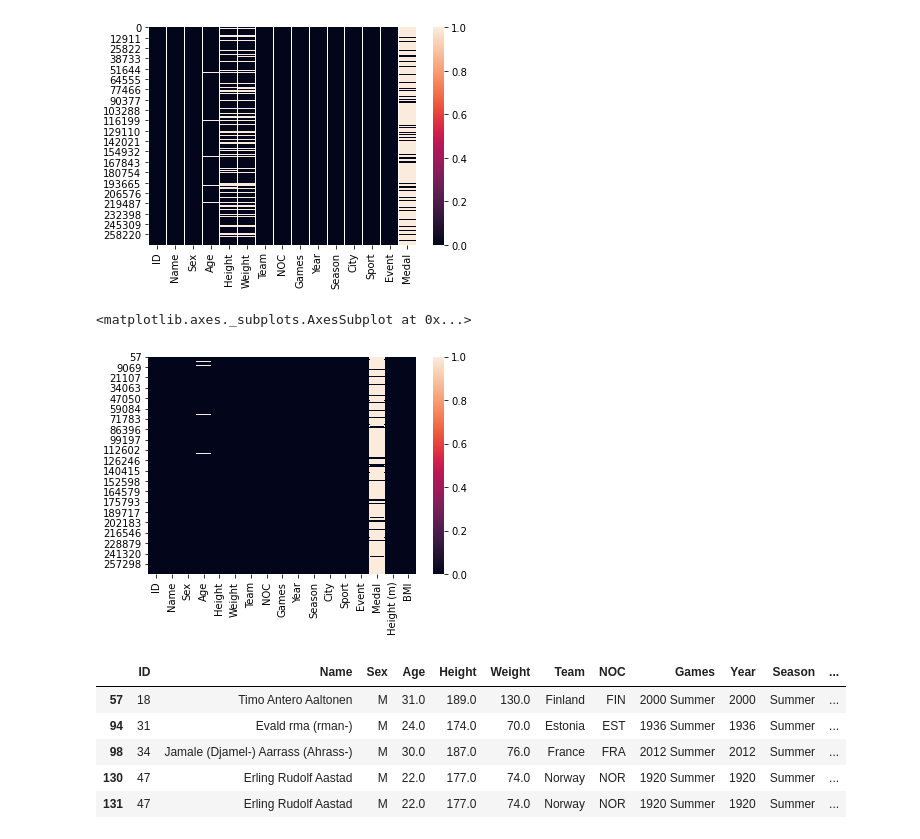
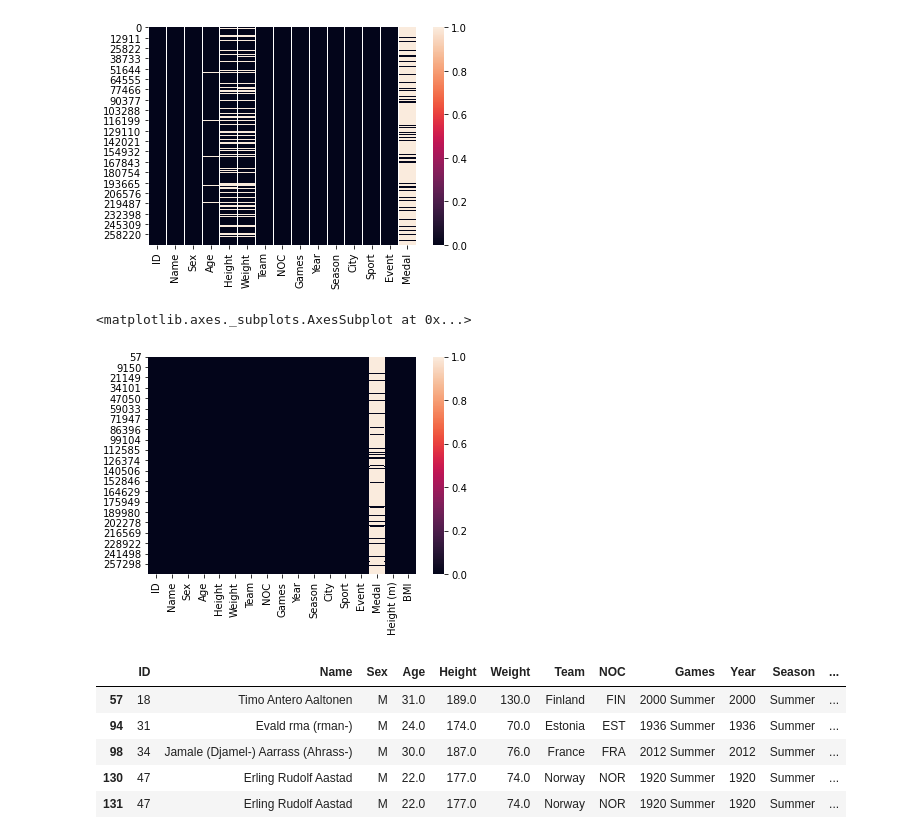
Before and after one commit to abejones26/2016_Olympic_Predictions, a Jupyter notebook: Olympic.ipynb, the cells around one changed output. Drawn from its saved outputs; the diff is of its cells as text; code cells hidden in the pictures.

```diff
--- a/Olympic.ipynb
+++ b/Olympic.ipynb
@@ -36,20 +36,21 @@ sns.heatmap(olympics.isnull())
 # %%
 sports = ['Athletics']
 
 olympics = olympics[olympics['Season'] == 'Summer']
 olympics = olympics[olympics['Sport'].isin(sports)]
 olympics = olympics[olympics['Year']< 2016]
 olympics = olympics[olympics['Sex']== 'M']
 olympics = olympics[olympics['Height'].notna()]
+olympics = olympics[olympics['Age'].notna()]
 olympics['Height (m)'] = olympics['Height']/100
 olympics = olympics[olympics['Weight'].notna()]
 olympics['BMI'] = round(olympics['Weight']/(olympics['Height (m)']*olympics['Height (m)']),2)
 # olympics = olympics[olympics['Medal'] == 'Gold']
 # This data helps us visualize where the null values exist
 sns.heatmap(olympics.isnull())
 # %% [output]
 <matplotlib.axes._subplots.AxesSubplot at 0x...>
-[figure, old version]
+[figure, new version]
 # %%
 olympics.head()
 # olympics['Weight'].max()
```
Also changed, not shown: parts of 21 cells of this notebook.
